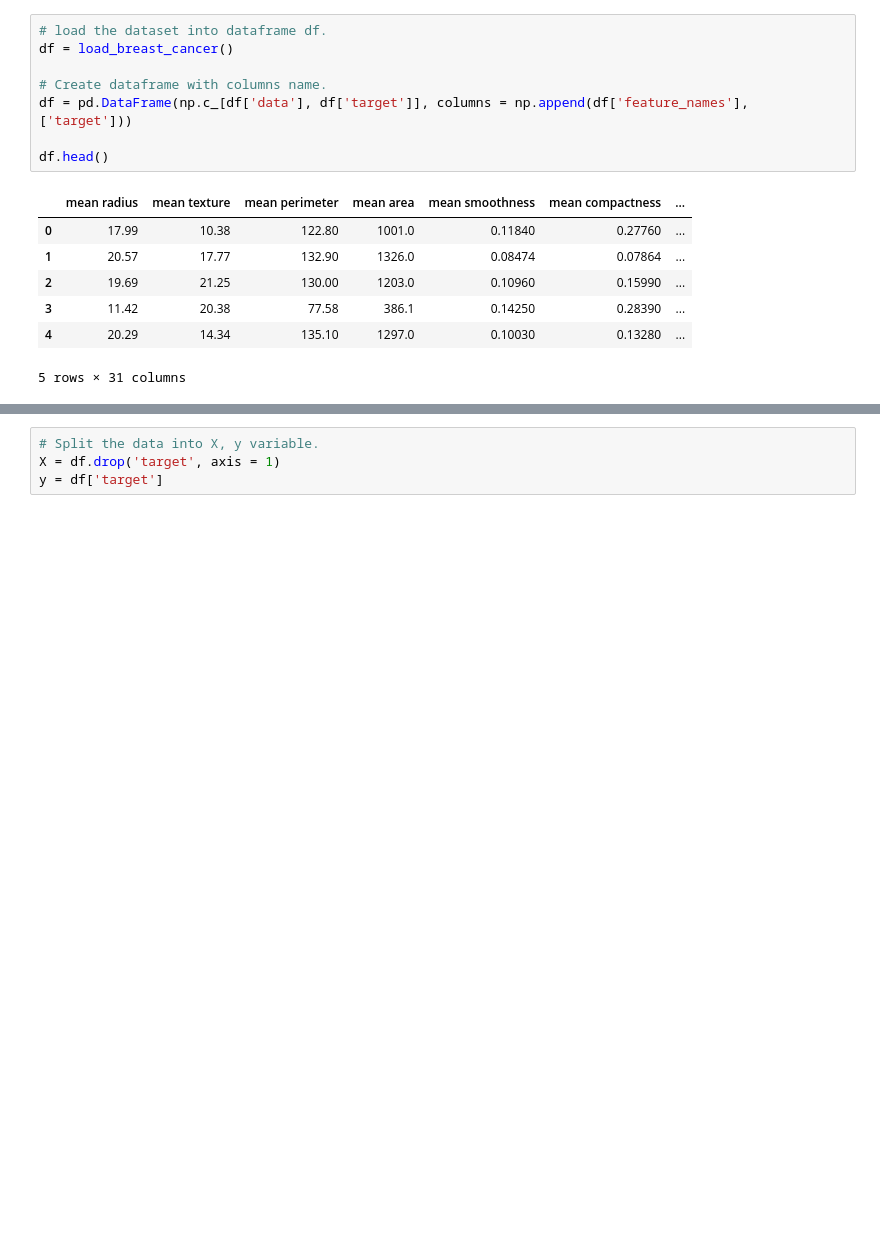
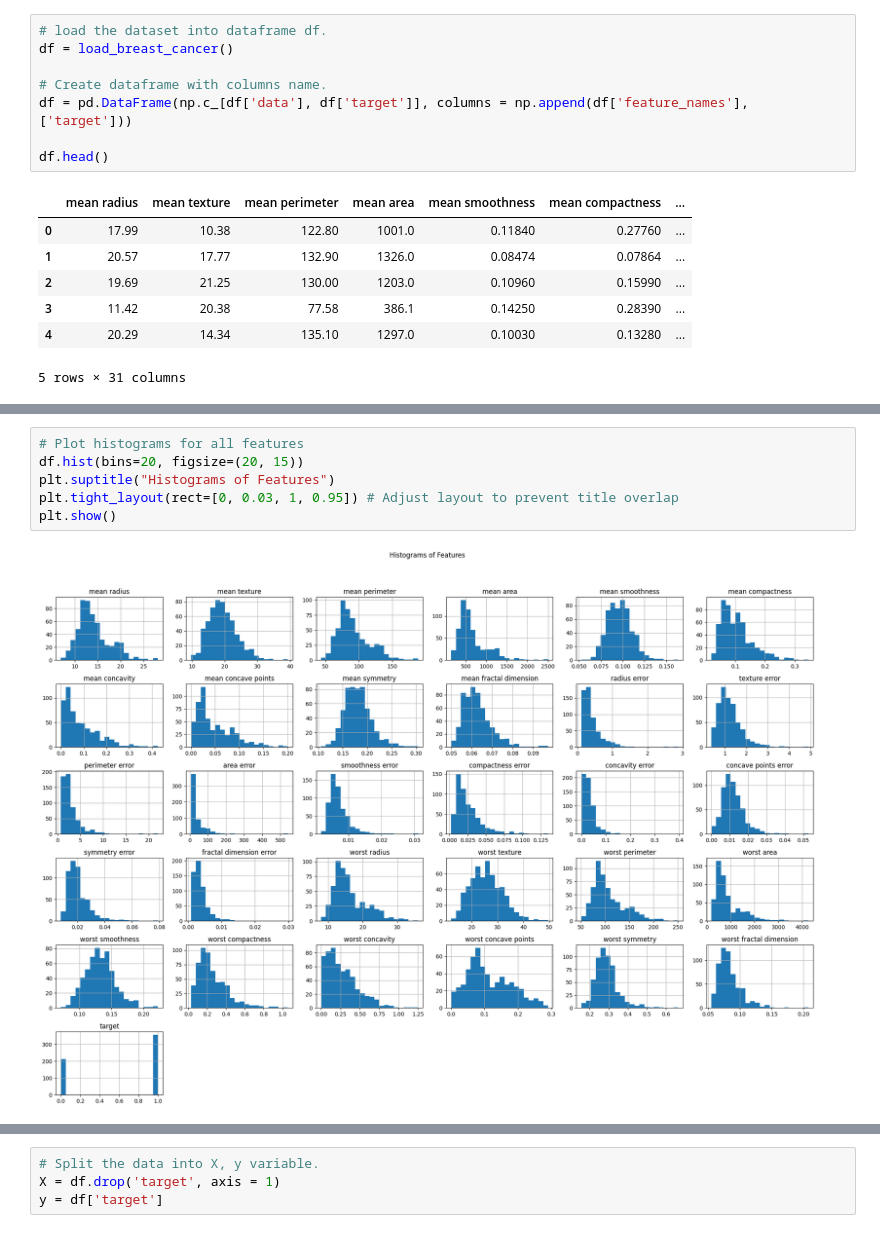
Before and after one commit to ut-si-ch/Breast-Cancer-Prediction-using-Support-Vector-Machines, a Jupyter notebook: ML_SVM.ipynb, the cells around one changed output, grey strips where cells are left out. Cells and saved outputs as stored; diff of their text form; blank space fills up the shorter version.

```diff
--- a/ML_SVM.ipynb
+++ b/ML_SVM.ipynb
@@ -37,0 +147,8 @@ df.head()
+# %%
+# Plot histograms for all features
+df.hist(bins=20, figsize=(20, 15))
+plt.suptitle("Histograms of Features")
+plt.tight_layout(rect=[0, 0.03, 1, 0.95]) # Adjust layout to prevent title overlap
+plt.show()
+# %% [output]
+[figure, added]
```
Also changed, not shown: parts of 28 cells of this notebook.
